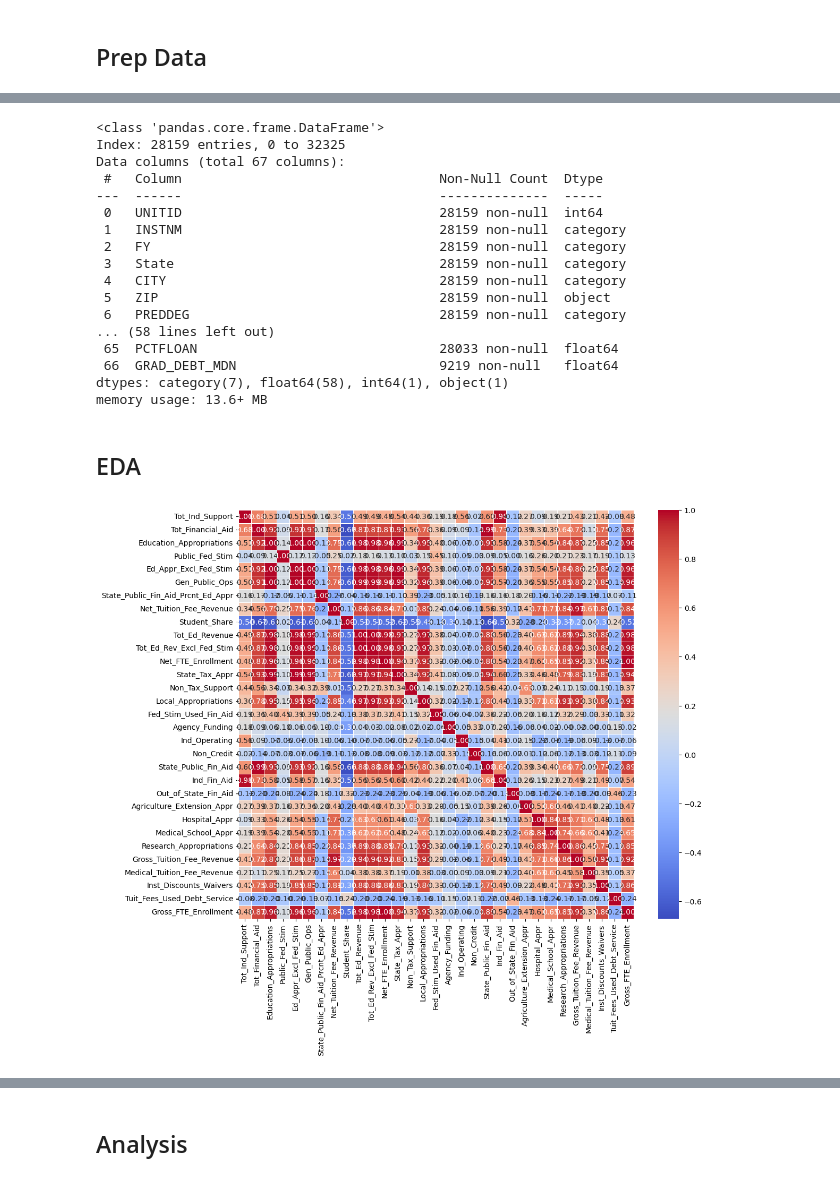
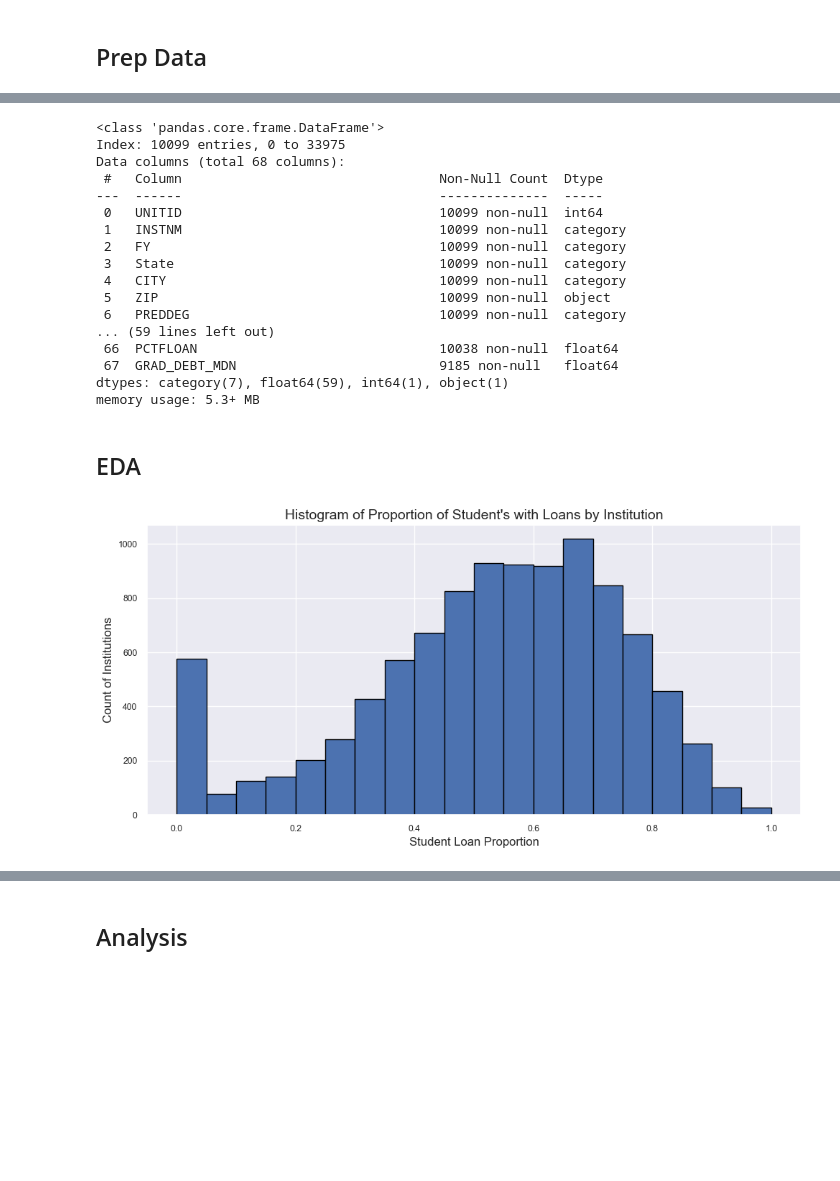
Before and after one commit to Joshua-Wehner/ISYE6414_Project, a Jupyter notebook: Logistic_Regression.ipynb, the cells around one changed output, grey strips where cells are left out. Cells and saved outputs as stored; diff of their text form; code cells hidden in the pictures; blank space fills up the shorter version.

```diff
--- a/Logistic_Regression.ipynb
+++ b/Logistic_Regression.ipynb
@@ -153,7 +164,7 @@ The data contains characteristics of institutions and state by year (2019-2023)
 We will use the variables **PCTFLOAN** and **GRAD_DEBT_MDN** in our modeling as response variables.
 # %%
 # # read in data
-df = pd.read_csv('data/merged_scorecard_shef_and_ipeds.csv')
+df = pd.read_csv('data/merged_scorecard_shef_and_ipeds 2.csv')
 
 # get rid of PS (post-secondary)??
 df['GRAD_DEBT_MDN'] = pd.to_numeric(df['GRAD_DEBT_MDN'], errors='coerce')
@@ -213,7 +224,7 @@ column_rename = {
 df_clean = df_clean.rename(columns=column_rename)
 
 # move columns for simplicity
-new_order = ['UNITID', 'INSTNM', 'FY', 'State', 'CITY', 'ZIP', 'PREDDEG', 'CONTROL',
+new_order = ['UNITID', 'INSTNM', 'FY', 'State', 'CITY', 'ZIP', 'PREDDEG', 'CONTROL', 'UGDS',
        'UGDS_WHITE', 'UGDS_BLACK', 'UGDS_HISP', 'UGDS_ASIAN', 'UGDS_AIAN',
        'UGDS_NHPI', 'UGDS_UNKN', 'COSTT4_A',
        'UGDS_MEN', 'UGDS_WOMEN', 'SCORECARD_SECTOR', 'COLI',
@@ -232,6 +243,25 @@ new_order = ['UNITID', 'INSTNM', 'FY', 'State', 'CITY', 'ZIP', 'PREDDEG', 'CONTR
        'Inst_Discounts_Waivers', 'Tuit_Fees_Used_Debt_Service',
        'Gross_FTE_Enrollment', 'Medical_FTE_Enrollment', 'SGRNT_N', 'SGRNT_P',
        'SGRNT_T', 'SGRNT_A', 'PCTFLOAN', 'GRAD_DEBT_MDN']
+
+state = ['COLI','EMI', 'HECA', 'CPI', 'Tot_State_Support', 'Tot_State_Local_Support',
+       'Tot_Federal_Stimulus', 'Tot_State_Local_Support_Excl_Fed_Stim',
+       'Adj_State_Support', 'RAM', 'Tot_Ind_Support', 'Tot_Financial_Aid',
+       'Education_Appropriations', 'Public_Fed_Stim', 'Ed_Appr_Excl_Fed_Stim',
+       'Gen_Public_Ops', 'State_Public_Fin_Aid_Prcnt_Ed_Appr',
+       'Net_Tuition_Fee_Revenue', 'Student_Share', 'Tot_Ed_Revenue',
+       'Tot_Ed_Rev_Excl_Fed_Stim', 'Net_FTE_Enrollment', 'State_Tax_Appr',
+       'Non_Tax_Support', 'Local_Appropriations', 'Fed_Stim_Used_Fin_Aid',
+       'Agency_Funding', 'Ind_Operating', 'Non_Credit', 'State_Public_Fin_Aid',
+       'Ind_Fin_Aid', 'Out_of_State_Fin_Aid', 'Agriculture_Extension_Appr',
+       'Hospital_Appr', 'Medical_School_Appr', 'Research_Appropriations',
+       'Gross_Tuition_Fee_Revenue', 'Medical_Tuition_Fee_Revenue',
+       'Inst_Discounts_Waivers', 'Tuit_Fees_Used_Debt_Service',
+       'Gross_FTE_Enrollment', 'Medical_FTE_Enrollment']
+
+state_features = ['Gross_Tuition_Fee_Revenue', 'State_Public_Fin_Aid', 'Ind_Fin_Aid', 'Out_of_State_Fin_Aid',
+                  'State_Public_Fin_Aid_Prcnt_Ed_Appr', 'Education_Appropriations', 'Fed_Stim_Used_Fin_Aid']
+
 df_clean = df_clean[new_order]
 
 # set up categorical columns
@@ -243,36 +273,40 @@ df_clean['PREDDEG'] = df_clean['PREDDEG'].astype('category')
 df_clean['CONTROL'] = df_clean['CONTROL'].astype('category')
 df_clean['SCORECARD_SECTOR'] = df_clean['SCORECARD_SECTOR'].astype('category')
 
+# filter on just 4 year institutions
+df_clean = df_clean[df_clean['PREDDEG'] == 3]
+
 # dataframe info
 df_clean.info()
 # %% [output]
 <class 'pandas.core.frame.DataFrame'>
-Index: 28159 entries, 0 to 32325
-Data columns (total 67 columns):
+Index: 10099 entries, 0 to 33975
+Data columns (total 68 columns):
  #   Column                                 Non-Null Count  Dtype
 ---  ------                                 --------------  -----
- 0   UNITID                                 28159 non-null  int64
- 1   INSTNM                                 28159 non-null  category
- 2   FY                                     28159 non-null  category
- 3   State                                  28159 non-null  category
- 4   CITY                                   28159 non-null  category
- 5   ZIP                                    28159 non-null  object
- 6   PREDDEG                                28159 non-null  category
-... (58 lines left out)
- 65  PCTFLOAN                               28033 non-null  float64
- 66  GRAD_DEBT_MDN                          9219 non-null   float64
-dtypes: category(7), float64(58), int64(1), object(1)
-memory usage: 13.6+ MB
+ 0   UNITID                                 10099 non-null  int64
+ 1   INSTNM                                 10099 non-null  category
+ 2   FY                                     10099 non-null  category
+ 3   State                                  10099 non-null  category
+ 4   CITY                                   10099 non-null  category
+ 5   ZIP                                    10099 non-null  object
+ 6   PREDDEG                                10099 non-null  category
+... (59 lines left out)
+ 66  PCTFLOAN                               10038 non-null  float64
+ 67  GRAD_DEBT_MDN                          9185 non-null   float64
+dtypes: category(7), float64(59), int64(1), object(1)
+memory usage: 5.3+ MB
 # %% [markdown]
 ## EDA
-# %%
-#Correlation Plot for numerical data
-numerical_df = df_clean.iloc[:,29:60]
-correlation_matrix = numerical_df.corr()
-plt.figure(figsize=(12, 10))
-sns.heatmap(correlation_matrix, annot=True, cmap='coolwarm', fmt=".2f", linewidths=0.5)
-plt.show()
-# %% [output]
-[figure, old version]
 # %%
-## Additional Bar Plots
+# Histogram of the response variable
+df_hist = df_clean[df_clean['PCTFLOAN'].notna()]
+plt.figure(figsize=(10, 5))
+plt.hist(df_hist['PCTFLOAN'], bins=20, edgecolor='black')
+plt.xlabel('Student Loan Proportion', fontsize=12)
+plt.ylabel('Count of Institutions', fontsize=12)
+plt.title('Histogram of Proportion of Student\'s with Loans by Institution', fontsize=14)
+plt.tight_layout()
+plt.show()
+# %% [output]
+[figure, added]
```
Also changed, not shown: parts of 38 cells of this notebook, 2 other files.
